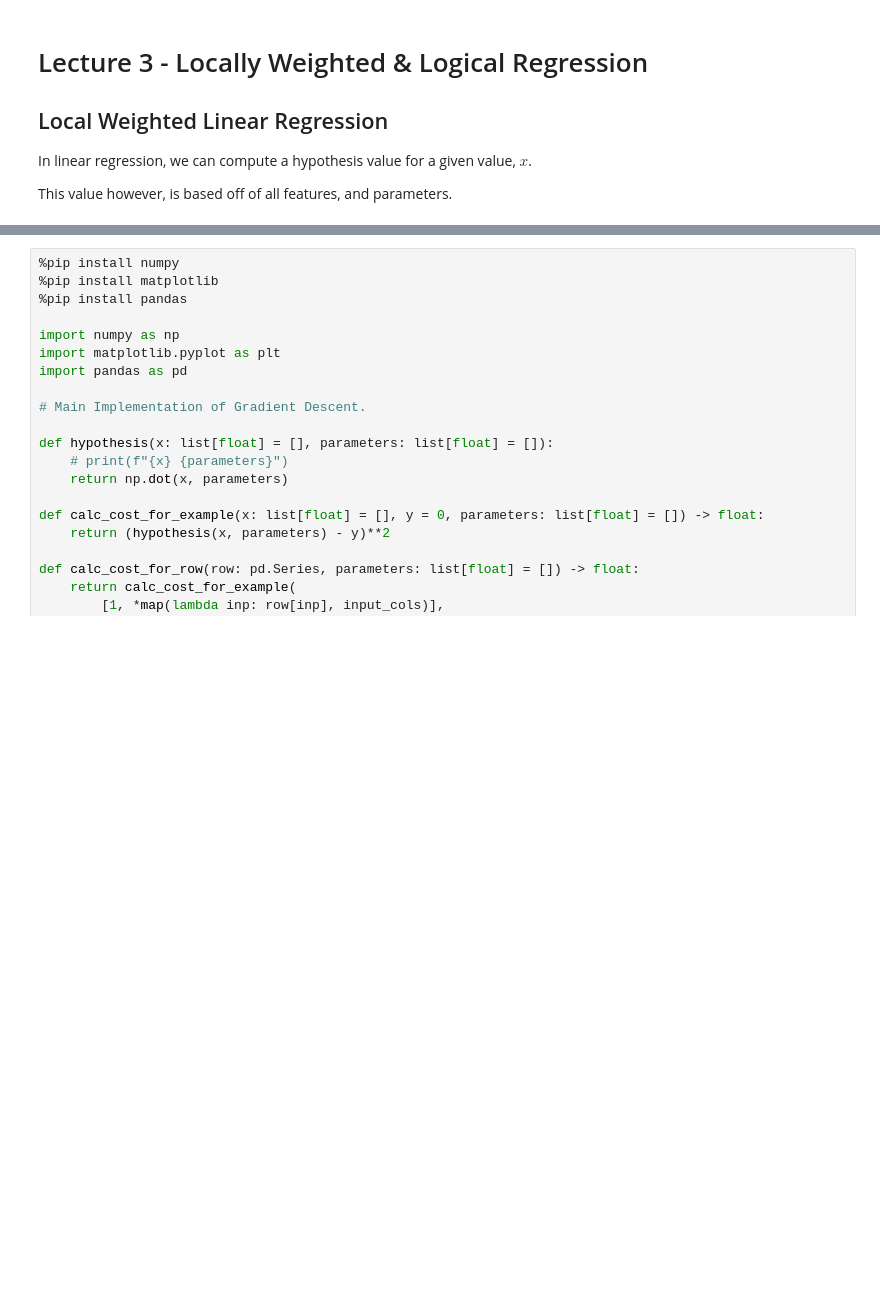
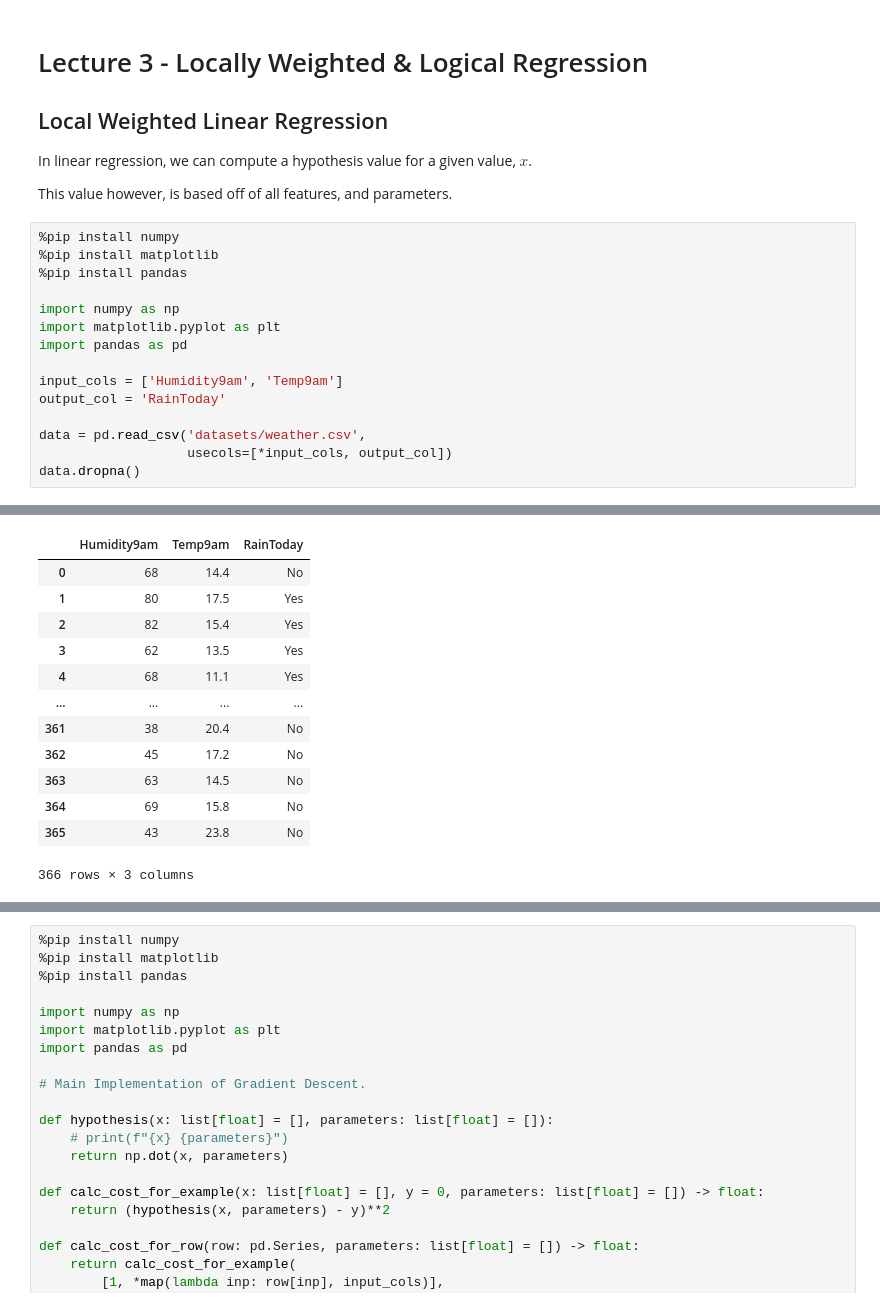
Before and after one commit to Acrylic125/ml-notes, a Jupyter notebook: l3-weighted-logistic-regression.ipynb, the cells around one changed output, grey strips where cells are left out. Cells and saved outputs as stored; diff of their text form; blank space fills up the shorter version.

```diff
--- a/l3-weighted-logistic-regression.ipynb
+++ b/l3-weighted-logistic-regression.ipynb
@@ -5,3 +5,19 @@
 In linear regression, we can compute a hypothesis value for a given value, $x$.
 
 This value however, is based off of all features, and parameters.
+# %%
+%pip install numpy
+%pip install matplotlib
+%pip install pandas
+
+import numpy as np
+import matplotlib.pyplot as plt
+import pandas as pd
+
+input_cols = ['Humidity9am', 'Temp9am']
+output_col = 'RainToday'
+
+data = pd.read_csv('datasets/weather.csv',
+                   usecols=[*input_cols, output_col])
+data.dropna()
+# %% [output]
@@ -8 +44,14 @@ This value however, is based off of all features, and parameters.
+|  | Humidity9am | Temp9am | RainToday |
+| 0 | 68 | 14.4 | No |
+| 1 | 80 | 17.5 | Yes |
+| 2 | 82 | 15.4 | Yes |
+| 3 | 62 | 13.5 | Yes |
+| 4 | 68 | 11.1 | Yes |
+| ... | ... | ... | ... |
+| 361 | 38 | 20.4 | No |
+| 362 | 45 | 17.2 | No |
+| 363 | 63 | 14.5 | No |
+| 364 | 69 | 15.8 | No |
+| 365 | 43 | 23.8 | No |
+366 rows × 3 columns
 # %%
```
Also changed, not shown: parts of 5 cells of this notebook.
